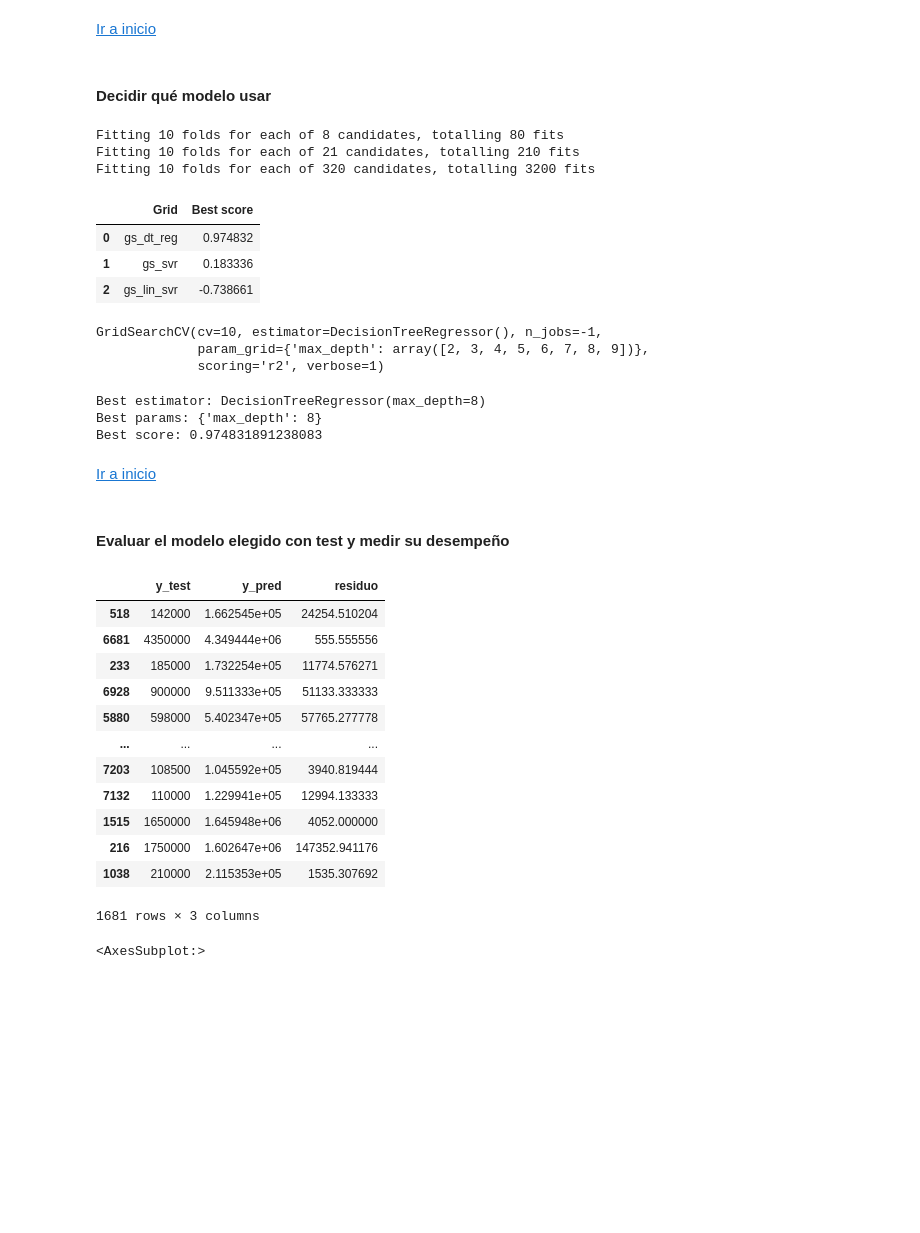
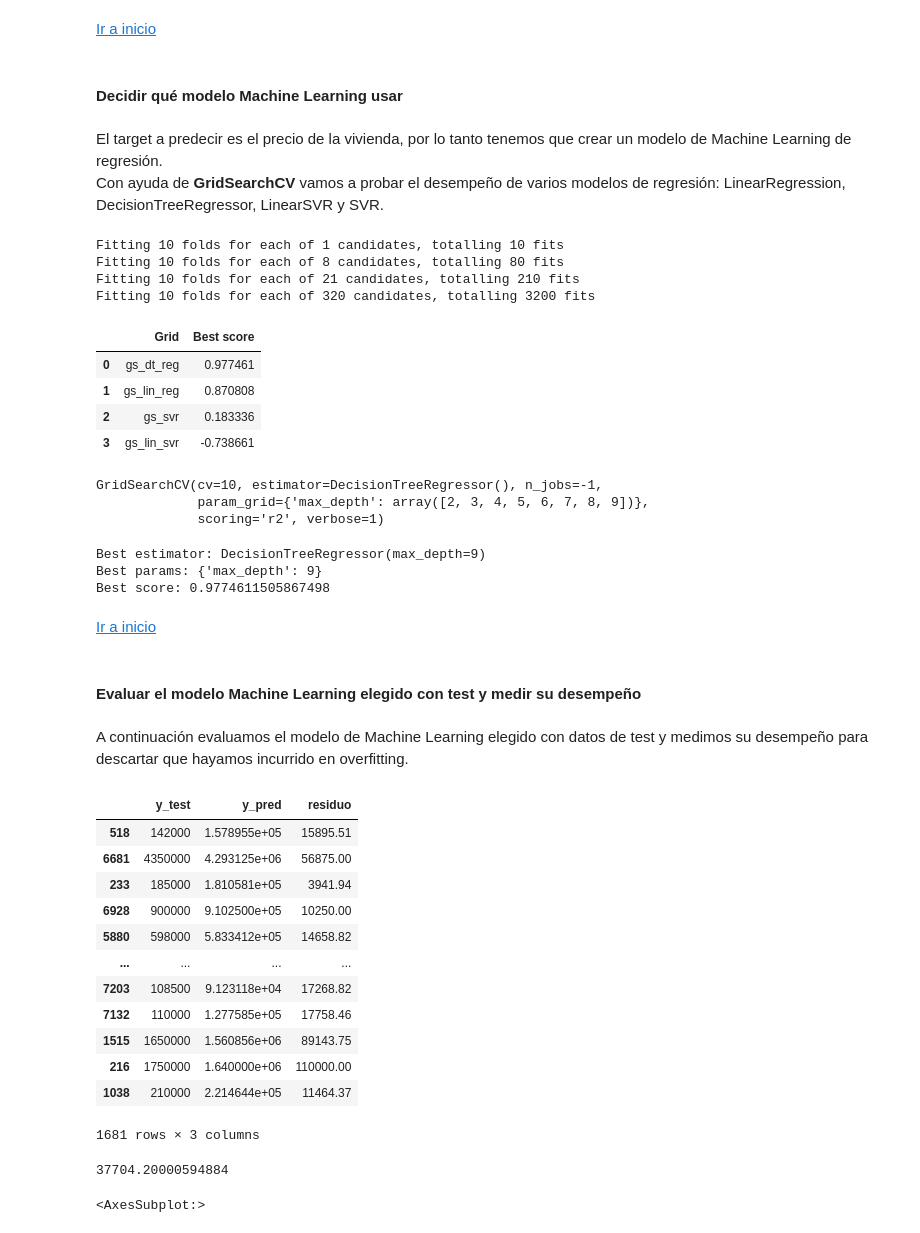
Before and after one commit to LuisARG/ML_DL_Idealista_project, a Jupyter notebook: src/main.ipynb, the cells around one changed output. Drawn from its saved outputs; the diff is of its cells as text; code cells hidden in the pictures; blank space fills up the shorter version.

```diff
--- a/src/main.ipynb
+++ b/src/main.ipynb
@@ -1237,11 +1322,17 @@ X_test_scal = scaler.transform(X_test2)
 [Ir a inicio](#inicio)
 # %% [markdown]
 <a id="select_model"></a>
-#### Decidir qué modelo usar
+#### Decidir qué modelo Machine Learning usar
+# %% [markdown]
+El target a predecir es el precio de la vivienda, por lo tanto tenemos que crear un modelo de Machine Learning de regresión.
+Con ayuda de **GridSearchCV** vamos a probar el desempeño de varios modelos de regresión: LinearRegression, DecisionTreeRegressor, LinearSVR y SVR.
 # %%
+from sklearn.linear_model import LinearRegression
 from sklearn.tree import DecisionTreeRegressor
 from sklearn.svm import LinearSVR
 from sklearn.svm import SVR
+
+lin_reg = LinearRegression()
 
 dt_reg = DecisionTreeRegressor()
 dt_reg_param = {
@@ -1262,6 +1353,13 @@ svr_param = {
     "epsilon": np.arange(0.1,0.5,0.1),
     "gamma": ['scale', 'auto']
 }
+
+gs_lin_reg = GridSearchCV(lin_reg,
+                          {},
+                          cv = 10,
+                          scoring='r2',
+                          n_jobs = -1,
+                          verbose = 1)
 
 gs_dt_reg = GridSearchCV(dt_reg,
                          dt_reg_param,
@@ -1285,6 +1383,7 @@ gs_svr = GridSearchCV(svr,
                       verbose = 1)
 
 grids = {
+    "gs_lin_reg": gs_lin_reg,
     "gs_dt_reg": gs_dt_reg,
     "gs_lin_svr": gs_lin_svr,
     "gs_svr": gs_svr
@@ -1293,6 +1392,7 @@ grids = {
 for nombre, grid_search in grids.items():
     grid_search.fit(X_train_scal, y_train)
 # %% [output]
+Fitting 10 folds for each of 1 candidates, totalling 10 fits
 Fitting 10 folds for each of 8 candidates, totalling 80 fits
 Fitting 10 folds for each of 21 candidates, totalling 210 fits
 Fitting 10 folds for each of 320 candidates, totalling 3200 fits
@@ -1306,9 +1406,10 @@ best_gs = grids[best_grids.iat[0,0]]
 display(best_gs)
 # %% [output]
 |  | Grid | Best score |
-| 0 | gs_dt_reg | 0.974832 |
-| 1 | gs_svr | 0.183336 |
-| 2 | gs_lin_svr | -0.738661 |
+| 0 | gs_dt_reg | 0.977461 |
+| 1 | gs_lin_reg | 0.870808 |
+| 2 | gs_svr | 0.183336 |
+| 3 | gs_lin_svr | -0.738661 |
 GridSearchCV(cv=10, estimator=DecisionTreeRegressor(), n_jobs=-1,
              param_grid={'max_depth': array([2, 3, 4, 5, 6, 7, 8, 9])},
              scoring='r2', verbose=1)
@@ -1317,9 +1418,9 @@ print("Best estimator:", best_gs.best_estimator_)
 print("Best params:", best_gs.best_params_)
 print("Best score:", best_gs.best_score_)
 # %% [output]
-Best estimator: DecisionTreeRegressor(max_depth=8)
-Best params: {'max_depth': 8}
-Best score: 0.974831891238083
+Best estimator: DecisionTreeRegressor(max_depth=9)
+Best params: {'max_depth': 9}
+Best score: 0.9774611505867498
 # %%
 with open(os.path.join(MODELS_PATH, 'best_GridSearchCV.gs'), 'wb') as archivo_salida:
     pickle.dump(best_gs, archivo_salida)
@@ -1327,29 +1428,35 @@ with open(os.path.join(MODELS_PATH, 'best_GridSearchCV.gs'), 'wb') as archivo_sa
 [Ir a inicio](#inicio)
 # %% [markdown]
 <a id="evaluate_model"></a>
-#### Evaluar el modelo elegido con test y medir su desempeño
+#### Evaluar el modelo Machine Learning elegido con test y medir su desempeño
+# %% [markdown]
+A continuación evaluamos el modelo de Machine Learning elegido con datos de test y medimos su desempeño para descartar que hayamos incurrido en overfitting.
 # %%
 with open(os.path.join(MODELS_PATH, 'best_GridSearchCV.gs'), 'rb') as archivo_entrada:
     best_gs = pickle.load(archivo_entrada)
 # %%
 y_pred = best_gs.best_estimator_.predict(X_test_scal)
 # %%
-test_df = pd.DataFrame({"y_test": y_test, "y_pred": y_pred, "residuo": (y_test - y_pred).abs()})
+test_df = pd.DataFrame({"y_test": y_test, "y_pred": y_pred, "residuo": (y_test - y_pred).abs().round(2)})
 test_df
 # %% [output]
 |  | y_test | y_pred | residuo |
-| 518 | 142000 | 1.662545e+05 | 24254.510204 |
-| 6681 | 4350000 | 4.349444e+06 | 555.555556 |
-| 233 | 185000 | 1.732254e+05 | 11774.576271 |
-| 6928 | 900000 | 9.511333e+05 | 51133.333333 |
-| 5880 | 598000 | 5.402347e+05 | 57765.277778 |
+| 518 | 142000 | 1.578955e+05 | 15895.51 |
+| 6681 | 4350000 | 4.293125e+06 | 56875.00 |
+| 233 | 185000 | 1.810581e+05 | 3941.94 |
+| 6928 | 900000 | 9.102500e+05 | 10250.00 |
+| 5880 | 598000 | 5.833412e+05 | 14658.82 |
 | ... | ... | ... | ... |
-| 7203 | 108500 | 1.045592e+05 | 3940.819444 |
-| 7132 | 110000 | 1.229941e+05 | 12994.133333 |
-| 1515 | 1650000 | 1.645948e+06 | 4052.000000 |
-| 216 | 1750000 | 1.602647e+06 | 147352.941176 |
-| 1038 | 210000 | 2.115353e+05 | 1535.307692 |
+| 7203 | 108500 | 9.123118e+04 | 17268.82 |
+| 7132 | 110000 | 1.277585e+05 | 17758.46 |
+| 1515 | 1650000 | 1.560856e+06 | 89143.75 |
+| 216 | 1750000 | 1.640000e+06 | 110000.00 |
+| 1038 | 210000 | 2.214644e+05 | 11464.37 |
 1681 rows × 3 columns
+# %%
+test_df['residuo'].mean()
+# %% [output]
+37704.20000594884
 # %%
 test_df[['y_test','y_pred']].boxplot()
 # %% [output]
```
Also changed, not shown: parts of 73 cells of this notebook, 4 other files.
